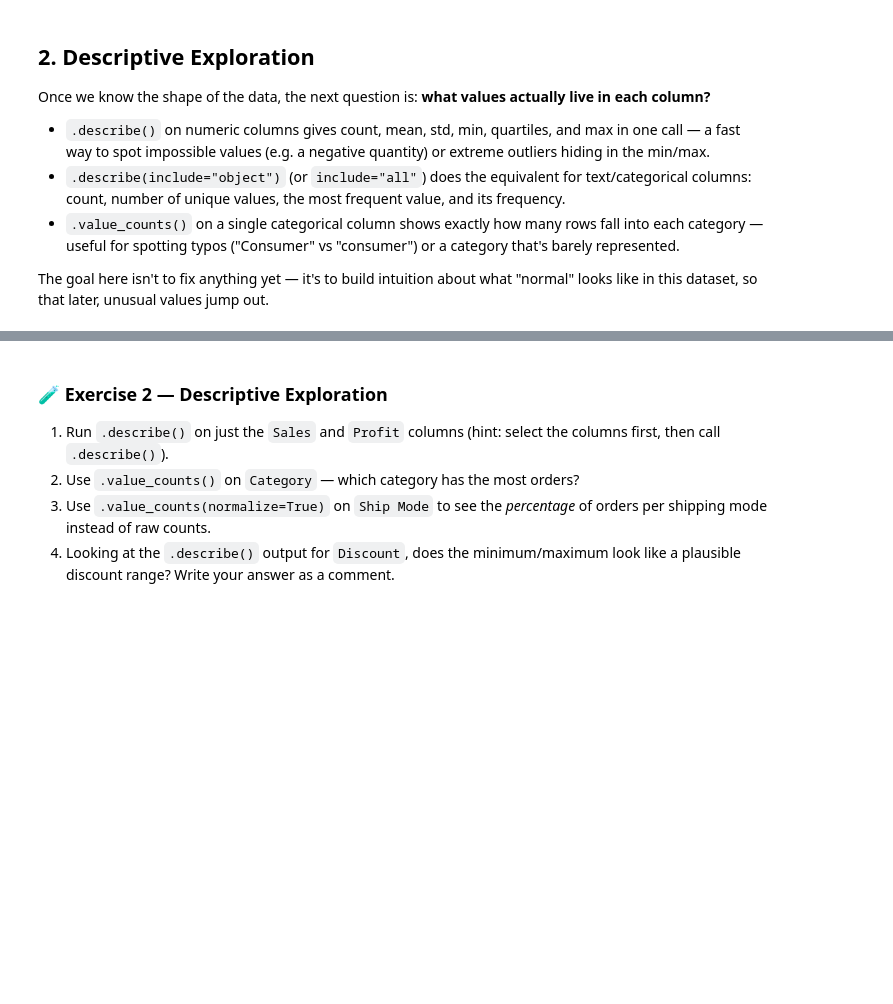
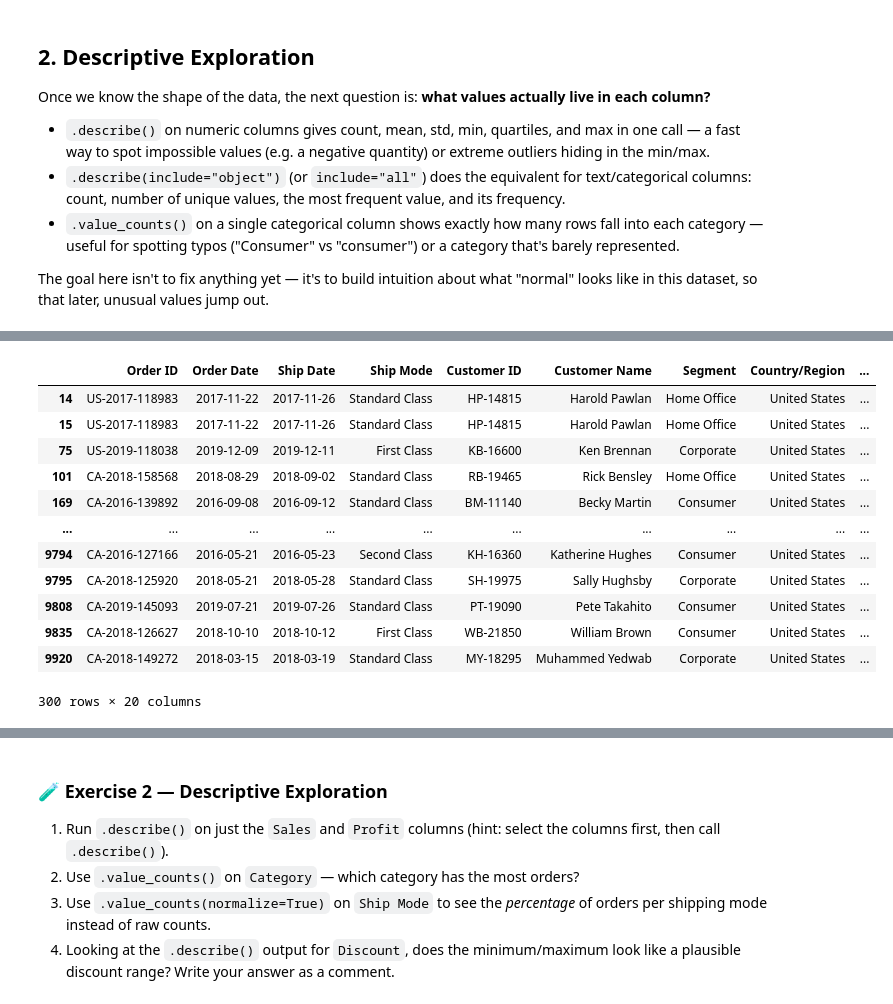
Before and after one commit to wmouhammed2016/data_exploring_cleaning, a Jupyter notebook: exploring_cleaning_data.ipynb, the cells around one changed output, grey strips where cells are left out. Cells and saved outputs as stored; diff of their text form; code cells hidden in the pictures; blank space fills up the shorter version.

```diff
--- a/exploring_cleaning_data.ipynb
+++ b/exploring_cleaning_data.ipynb
@@ -101,2 +228,19 @@ df.describe()
+# %%
+df_loss = df_raw[(df_raw["Profit"]<0) & (df_raw["Discount"] == 0.8)]
+df_loss
+# %% [output]
+|  | Order ID | Order Date | Ship Date | Ship Mode | Customer ID | Customer Name | Segment | Country/Region | ... |
+| 14 | US-2017-118983 | 2017-11-22 | 2017-11-26 | Standard Class | HP-14815 | Harold Pawlan | Home Office | United States | ... |
+| 15 | US-2017-118983 | 2017-11-22 | 2017-11-26 | Standard Class | HP-14815 | Harold Pawlan | Home Office | United States | ... |
+| 75 | US-2019-118038 | 2019-12-09 | 2019-12-11 | First Class | KB-16600 | Ken Brennan | Corporate | United States | ... |
+| 101 | CA-2018-158568 | 2018-08-29 | 2018-09-02 | Standard Class | RB-19465 | Rick Bensley | Home Office | United States | ... |
+| 169 | CA-2016-139892 | 2016-09-08 | 2016-09-12 | Standard Class | BM-11140 | Becky Martin | Consumer | United States | ... |
+| ... | ... | ... | ... | ... | ... | ... | ... | ... | ... |
+| 9794 | CA-2016-127166 | 2016-05-21 | 2016-05-23 | Second Class | KH-16360 | Katherine Hughes | Consumer | United States | ... |
+| 9795 | CA-2018-125920 | 2018-05-21 | 2018-05-28 | Standard Class | SH-19975 | Sally Hughsby | Corporate | United States | ... |
+| 9808 | CA-2019-145093 | 2019-07-21 | 2019-07-26 | Standard Class | PT-19090 | Pete Takahito | Consumer | United States | ... |
+| 9835 | CA-2018-126627 | 2018-10-10 | 2018-10-12 | First Class | WB-21850 | William Brown | Consumer | United States | ... |
+| 9920 | CA-2018-149272 | 2018-03-15 | 2018-03-19 | Standard Class | MY-18295 | Muhammed Yedwab | Corporate | United States | ... |
+300 rows × 20 columns
 # %%
 # Summary stats for text/categorical columns
```
Also changed, not shown: parts of 30 cells of this notebook.
